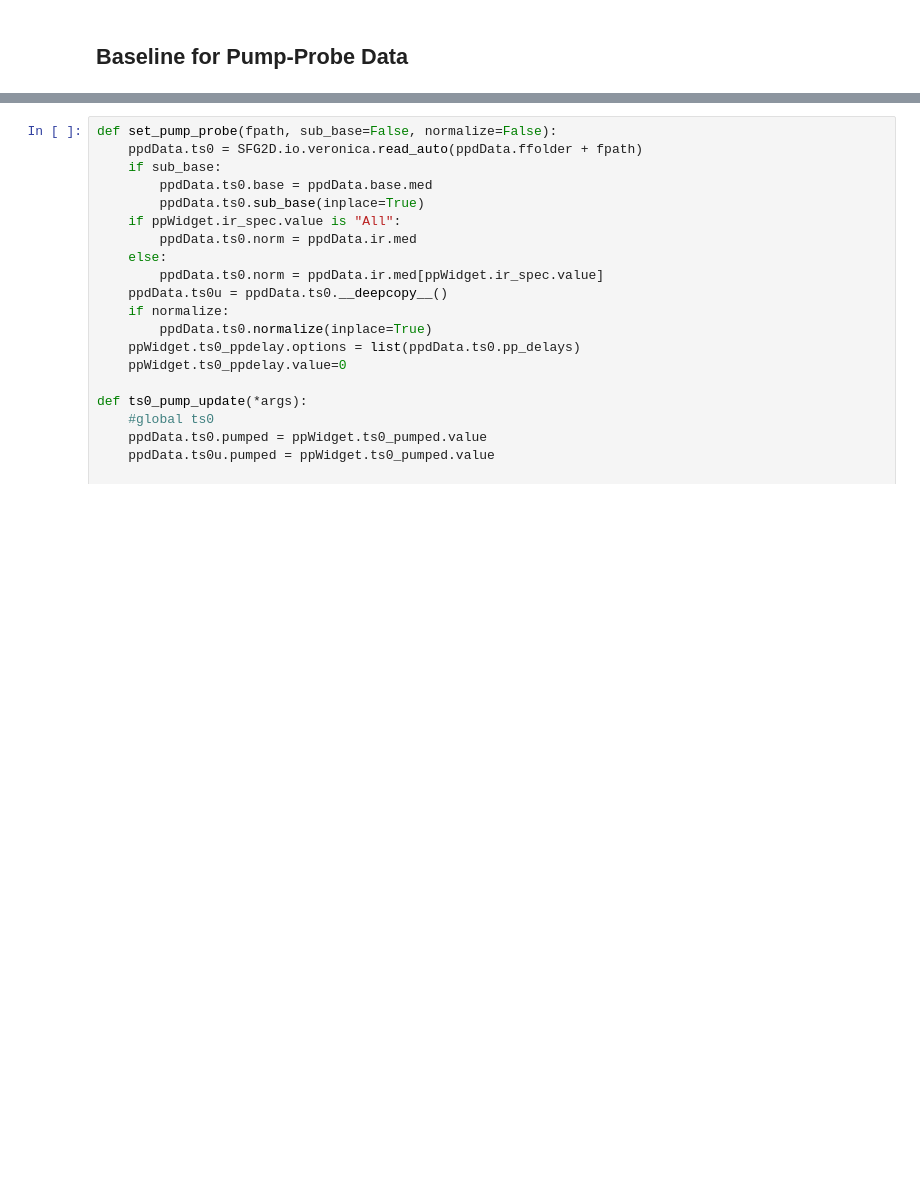
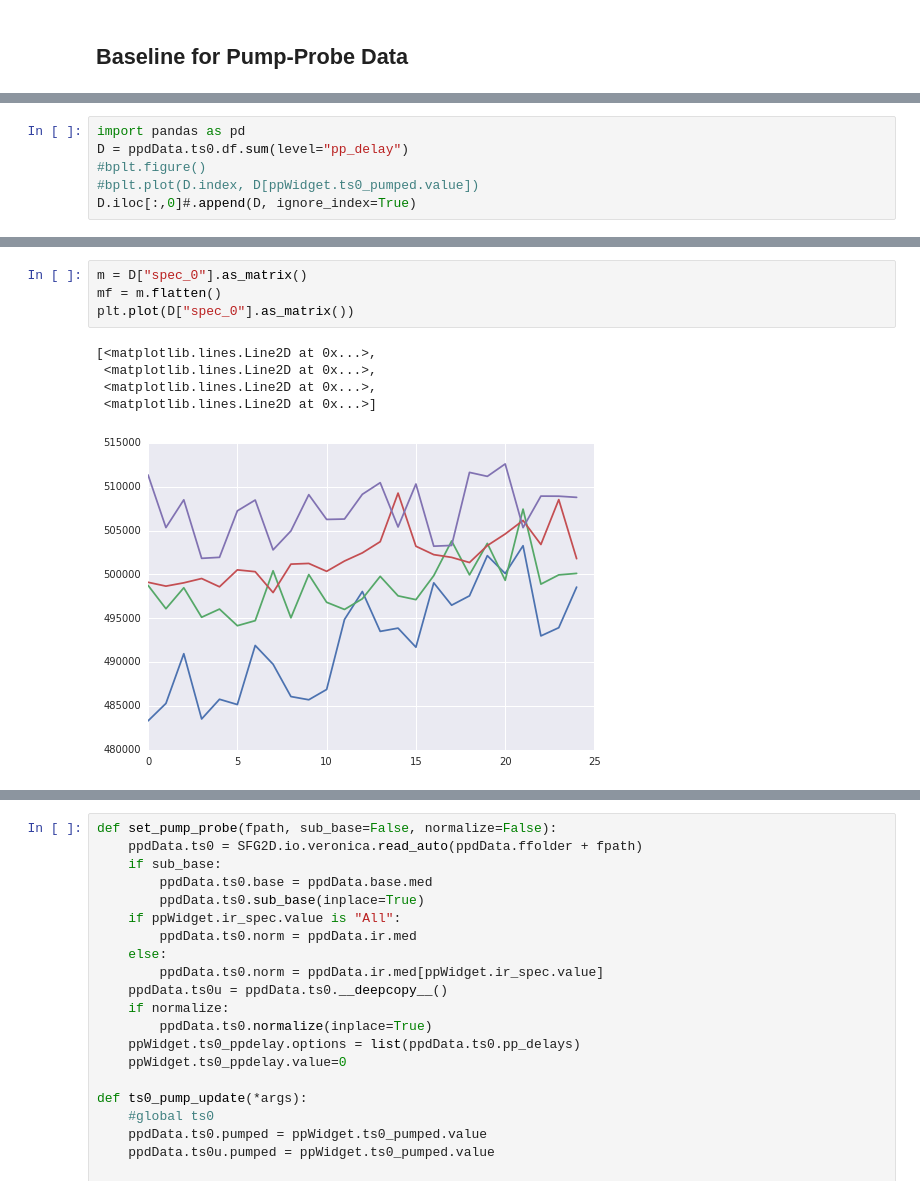
Before and after one commit to deisi/SFG2D, a Jupyter notebook: dashboards/pump-probe/pump-probe.ipynb, the cells around one changed output, grey strips where cells are left out. Drawn from its saved outputs; the diff is of its cells as text; blank space fills up the shorter version.

```diff
--- a/dashboards/pump-probe/pump-probe.ipynb
+++ b/dashboards/pump-probe/pump-probe.ipynb
@@ -199,0 +241,6 @@ NotImplementedError:
+# %%
+import pandas as pd
+D = ppdData.ts0.df.sum(level="pp_delay")
+#bplt.figure()
+#bplt.plot(D.index, D[ppWidget.ts0_pumped.value])
+D.iloc[:,0]#.append(D, ignore_index=True)
@@ -199,0 +288,10 @@ NotImplementedError:
+# %%
+m = D["spec_0"].as_matrix()
+mf = m.flatten()
+plt.plot(D["spec_0"].as_matrix())
+# %% [output]
+[<matplotlib.lines.Line2D at 0x...>,
+ <matplotlib.lines.Line2D at 0x...>,
+ <matplotlib.lines.Line2D at 0x...>,
+ <matplotlib.lines.Line2D at 0x...>]
+[figure, added]
```
Also changed, not shown: parts of 13 cells of this notebook, 4 other files.
